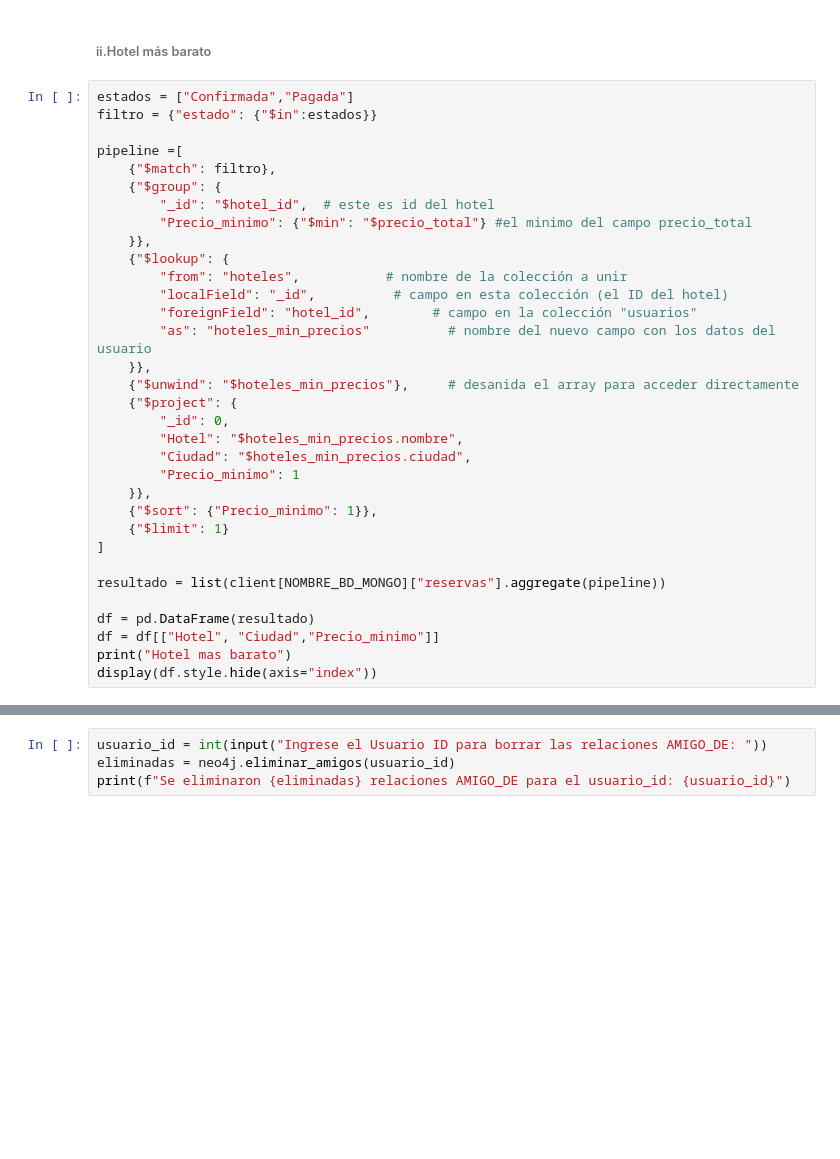
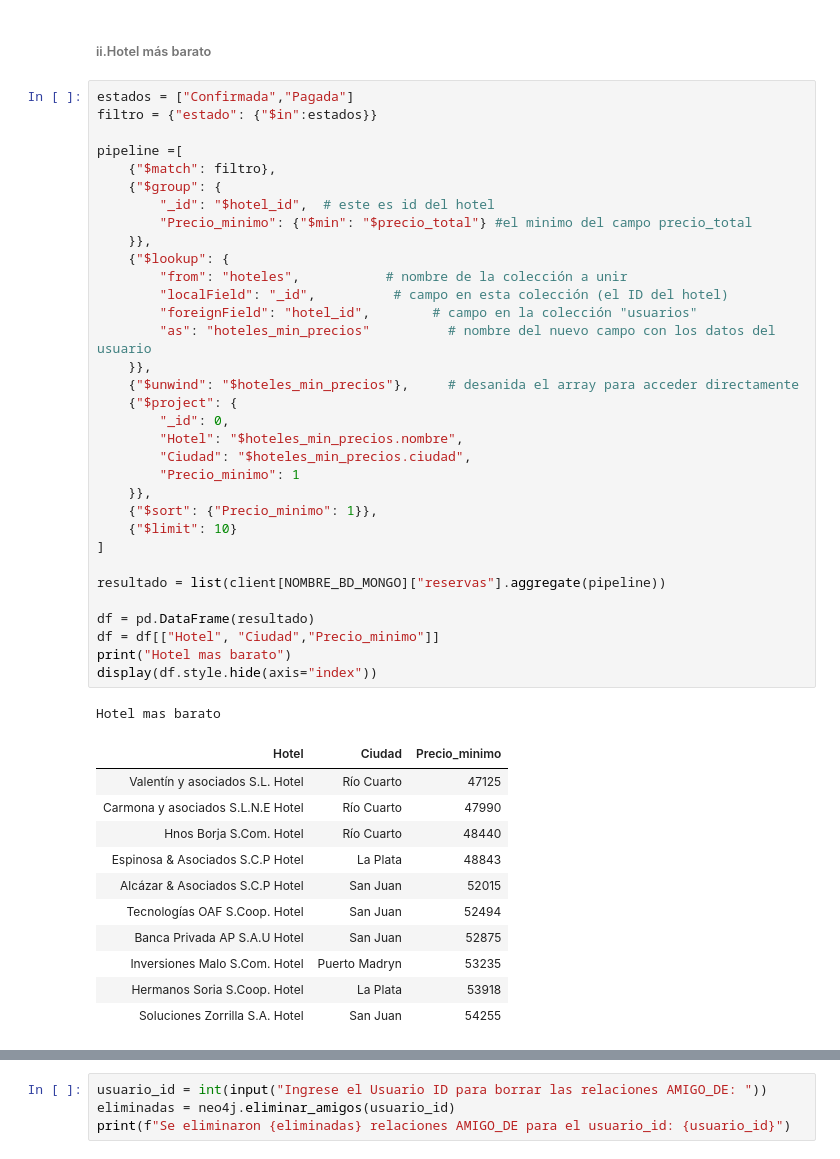
Before and after one commit to dariomicheli/BaseDatos, a Jupyter notebook: notebooks/Consultas.ipynb, the cells around one changed output, grey strips where cells are left out. Cells and saved outputs as stored; diff of their text form; blank space fills up the shorter version.

```diff
--- a/notebooks/Consultas.ipynb
+++ b/notebooks/Consultas.ipynb
@@ -450,31 +596,44 @@ estados = ["Confirmada","Pagada"]
 filtro = {"estado": {"$in":estados}}
 
 pipeline =[
     {"$match": filtro},
     {"$group": {
         "_id": "$hotel_id",  # este es id del hotel
         "Precio_minimo": {"$min": "$precio_total"} #el minimo del campo precio_total
     }},
     {"$lookup": {
         "from": "hoteles",           # nombre de la colección a unir
         "localField": "_id",          # campo en esta colección (el ID del hotel)
         "foreignField": "hotel_id",        # campo en la colección "usuarios"
         "as": "hoteles_min_precios"          # nombre del nuevo campo con los datos del usuario
     }},
     {"$unwind": "$hoteles_min_precios"},     # desanida el array para acceder directamente
     {"$project": {
         "_id": 0,
         "Hotel": "$hoteles_min_precios.nombre",
         "Ciudad": "$hoteles_min_precios.ciudad",
         "Precio_minimo": 1
     }},
     {"$sort": {"Precio_minimo": 1}},
-    {"$limit": 1}
+    {"$limit": 10}
 ]
 
 resultado = list(client[NOMBRE_BD_MONGO]["reservas"].aggregate(pipeline))
 
 df = pd.DataFrame(resultado)
 df = df[["Hotel", "Ciudad","Precio_minimo"]]
 print("Hotel mas barato")
 display(df.style.hide(axis="index"))
+# %% [output]
+Hotel mas barato
+| Hotel | Ciudad | Precio_minimo |
+| Valentín y asociados S.L. Hotel | Río Cuarto | 47125 |
+| Carmona y asociados S.L.N.E Hotel | Río Cuarto | 47990 |
+| Hnos Borja S.Com. Hotel | Río Cuarto | 48440 |
+| Espinosa & Asociados S.C.P Hotel | La Plata | 48843 |
+| Alcázar & Asociados S.C.P Hotel | San Juan | 52015 |
+| Tecnologías OAF S.Coop. Hotel | San Juan | 52494 |
+| Banca Privada AP S.A.U Hotel | San Juan | 52875 |
+| Inversiones Malo S.Com. Hotel | Puerto Madryn | 53235 |
+| Hermanos Soria S.Coop. Hotel | La Plata | 53918 |
+| Soluciones Zorrilla S.A. Hotel | San Juan | 54255 |
```
Also changed, not shown: parts of 29 cells of this notebook, 1 other file.
